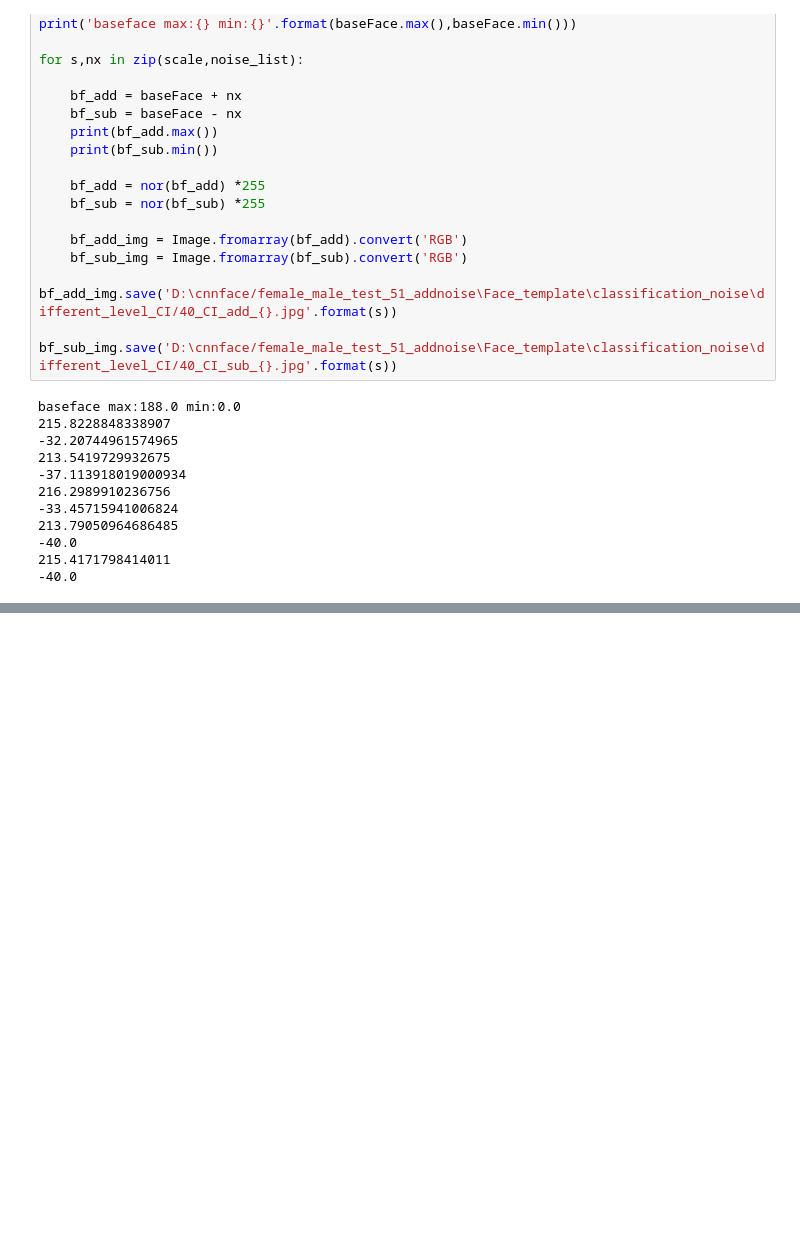
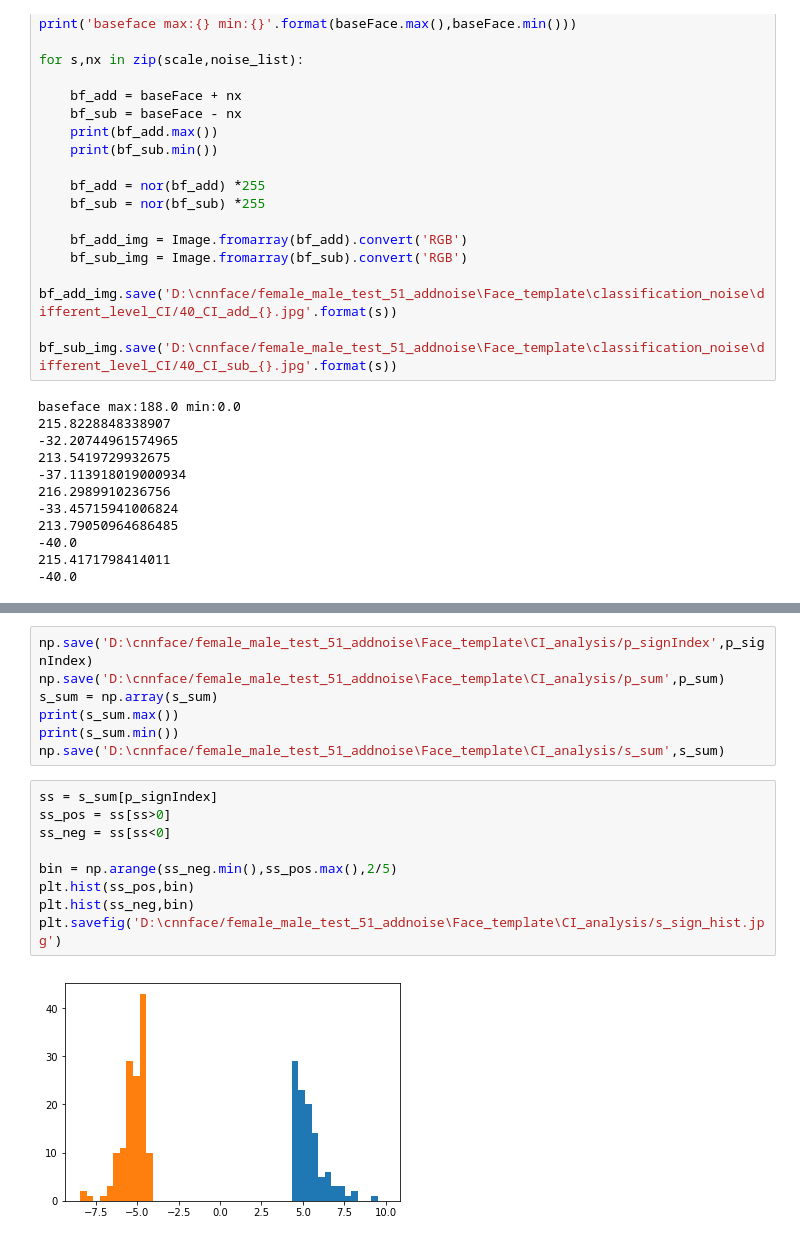
Before and after one commit to YukunQu/cnnface, a Jupyter notebook: core/CI_analysis.ipynb, the cells around one changed output, grey strips where cells are left out. Cells and saved outputs as stored; diff of their text form; blank space fills up the shorter version.

```diff
--- a/core/CI_analysis.ipynb
+++ b/core/CI_analysis.ipynb
@@ -118,0 +193,18 @@ baseface max:188.0 min:0.0
+# %%
+np.save('D:\cnnface/female_male_test_51_addnoise\Face_template\CI_analysis/p_signIndex',p_signIndex)
+np.save('D:\cnnface/female_male_test_51_addnoise\Face_template\CI_analysis/p_sum',p_sum)
+s_sum = np.array(s_sum)
+print(s_sum.max())
+print(s_sum.min())
+np.save('D:\cnnface/female_male_test_51_addnoise\Face_template\CI_analysis/s_sum',s_sum)
+# %%
+ss = s_sum[p_signIndex]
+ss_pos = ss[ss>0]
+ss_neg = ss[ss<0]
+
+bin = np.arange(ss_neg.min(),ss_pos.max(),2/5)
+plt.hist(ss_pos,bin)
+plt.hist(ss_neg,bin)
+plt.savefig('D:\cnnface/female_male_test_51_addnoise\Face_template\CI_analysis/s_sign_hist.jpg')
+# %% [output]
+[figure, added]
```
Also changed, not shown: parts of 7 cells of this notebook, 2 other files.
